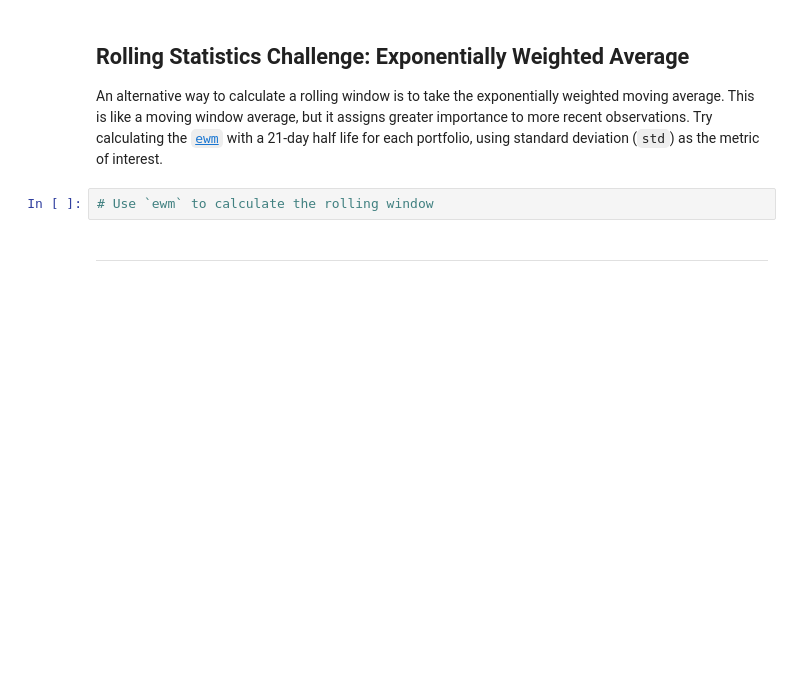
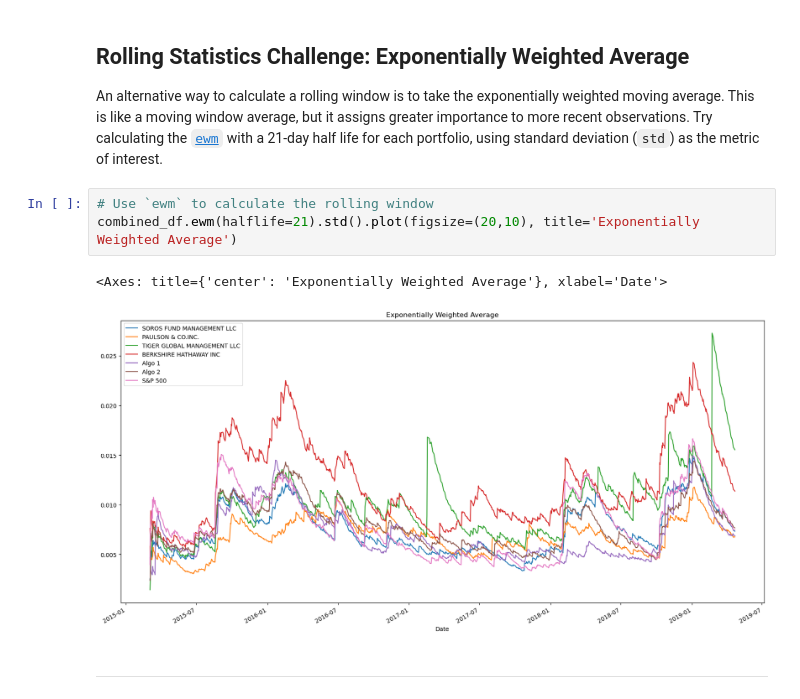
Before and after one commit to Clarence-cox/Whale-Analysis-MOD-4, a Jupyter notebook: whale_analysis.ipynb, the cells around one changed output. Drawn from its saved outputs; the diff is of its cells as text; blank space fills up the shorter version.

```diff
--- a/whale_analysis.ipynb
+++ b/whale_analysis.ipynb
@@ -257,6 +295,10 @@ AttributeError: 'numpy.float64' object has no attribute 'plot'
 An alternative way to calculate a rolling window is to take the exponentially weighted moving average. This is like a moving window average, but it assigns greater importance to more recent observations. Try calculating the [`ewm`](https://pandas.pydata.org/pandas-docs/stable/reference/api/pandas.DataFrame.ewm.html) with a 21-day half life for each portfolio, using standard deviation (`std`) as the metric of interest.
 # %%
 # Use `ewm` to calculate the rolling window
+combined_df.ewm(halflife=21).std().plot(figsize=(20,10), title='Exponentially Weighted Average')
+# %% [output]
+<Axes: title={'center': 'Exponentially Weighted Average'}, xlabel='Date'>
+[figure, added]
 # %% [markdown]
 ---
 # %% [markdown]
```
Also changed, not shown: parts of 40 cells of this notebook.
